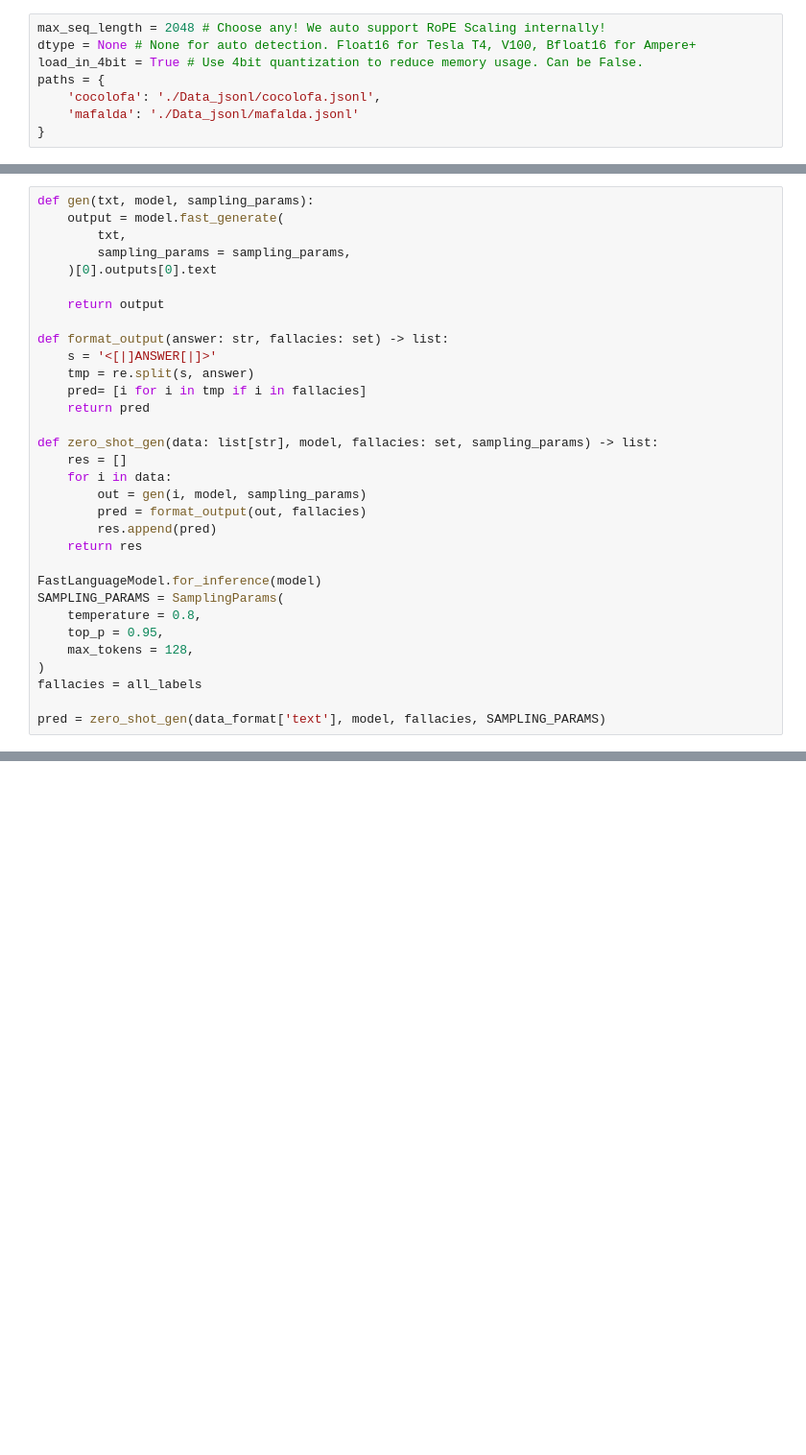
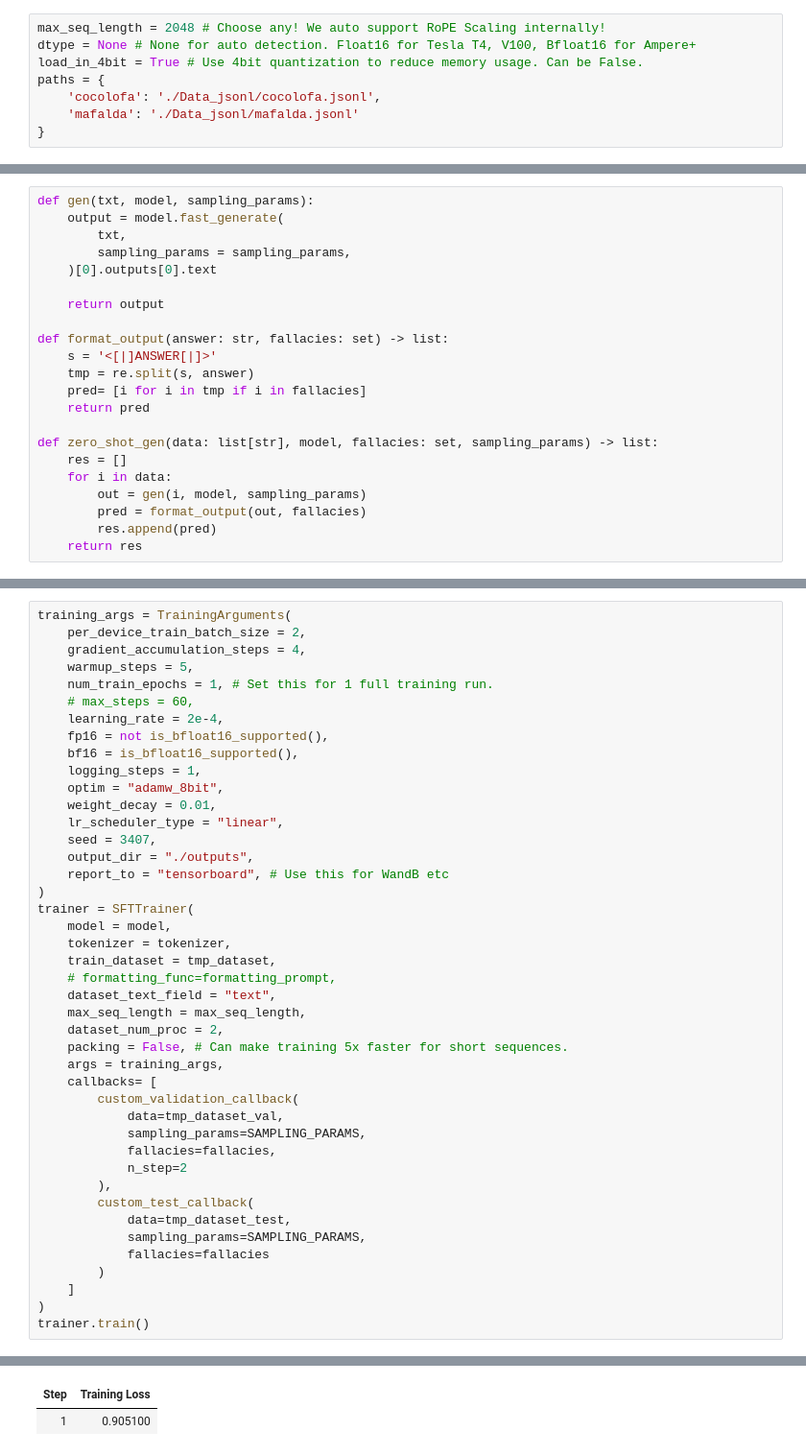
Before and after one commit to brunoyun/amelia, a Jupyter notebook: zero_shot_gen.ipynb, the cells around one changed output, grey strips where cells are left out. Shown at 96% size. Drawn from its saved outputs; the diff is of its cells as text; blank space fills up the shorter version.

```diff
--- a/zero_shot_gen.ipynb
+++ b/zero_shot_gen.ipynb
@@ -124,13 +171,3 @@ def zero_shot_gen(data: list[str], model, fallacies: set, sampling_params) -> li
         pred = format_output(out, fallacies)
         res.append(pred)
     return res
-
-FastLanguageModel.for_inference(model)
-SAMPLING_PARAMS = SamplingParams(
-    temperature = 0.8,
-    top_p = 0.95,
-    max_tokens = 128,
-)
-fallacies = all_labels
-
-pred = zero_shot_gen(data_format['text'], model, fallacies, SAMPLING_PARAMS)
@@ -211,0 +229,44 @@ def get_metrics_old(data, all_labels):
+# %%
+training_args = TrainingArguments(
+    per_device_train_batch_size = 2,
+    gradient_accumulation_steps = 4,
+    warmup_steps = 5,
+    num_train_epochs = 1, # Set this for 1 full training run.
+    # max_steps = 60,
+    learning_rate = 2e-4,
+    fp16 = not is_bfloat16_supported(),
+    bf16 = is_bfloat16_supported(),
+    logging_steps = 1,
+    optim = "adamw_8bit",
+    weight_decay = 0.01,
+    lr_scheduler_type = "linear",
+    seed = 3407,
+    output_dir = "./outputs",
+    report_to = "tensorboard", # Use this for WandB etc
+)
+trainer = SFTTrainer(
+    model = model,
+    tokenizer = tokenizer,
+    train_dataset = tmp_dataset,
+    # formatting_func=formatting_prompt,
+    dataset_text_field = "text",
+    max_seq_length = max_seq_length,
+    dataset_num_proc = 2,
+    packing = False, # Can make training 5x faster for short sequences.
+    args = training_args,
+    callbacks= [
+        custom_validation_callback(
+            data=tmp_dataset_val,
+            sampling_params=SAMPLING_PARAMS,
+            fallacies=fallacies,
+            n_step=2
+        ),
+        custom_test_callback(
+            data=tmp_dataset_test,
+            sampling_params=SAMPLING_PARAMS,
+            fallacies=fallacies
+        )
+    ]
+)
+trainer.train()
+# %% [output]
@@ -211,0 +281,2 @@ def get_metrics_old(data, all_labels):
+| Step | Training Loss |
+| 1 | 0.905100 |
```
Also changed, not shown: parts of 11 cells of this notebook, 2 other files.
